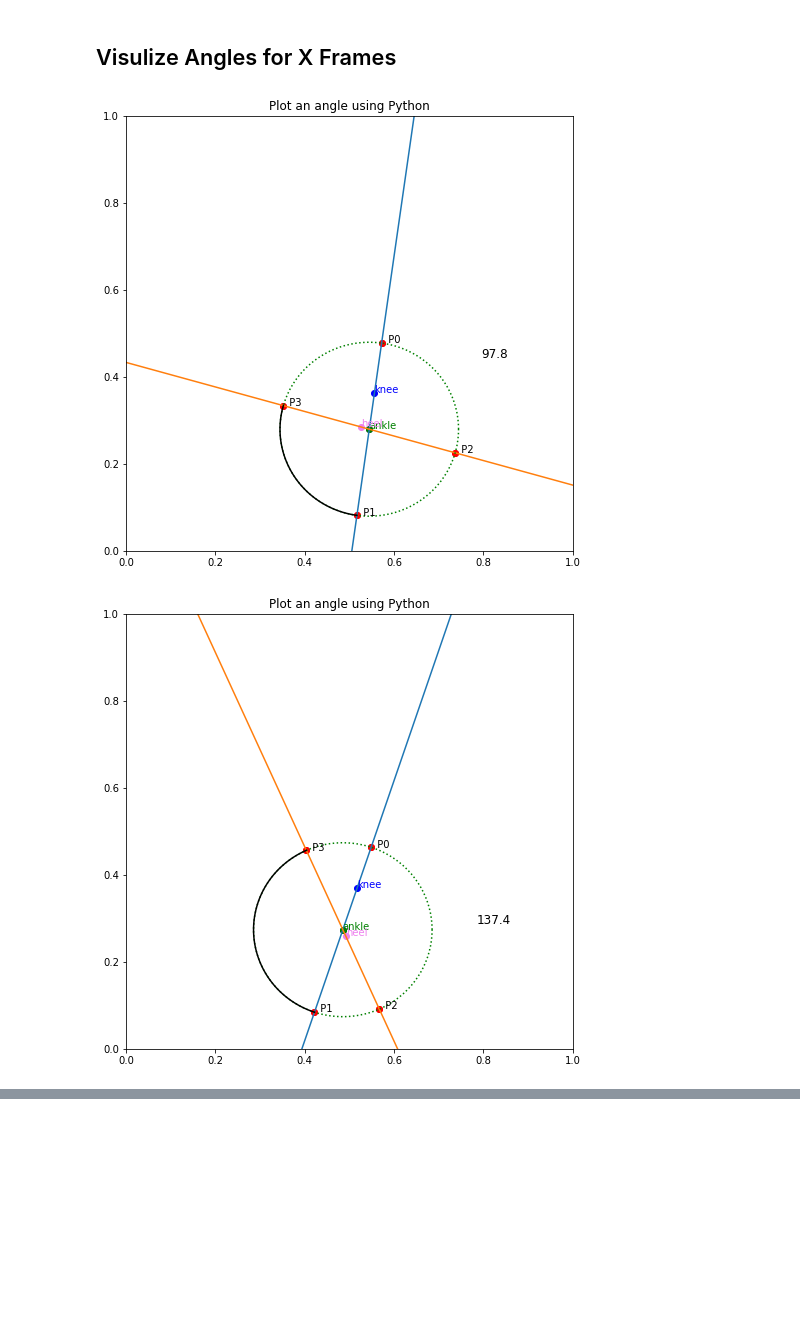
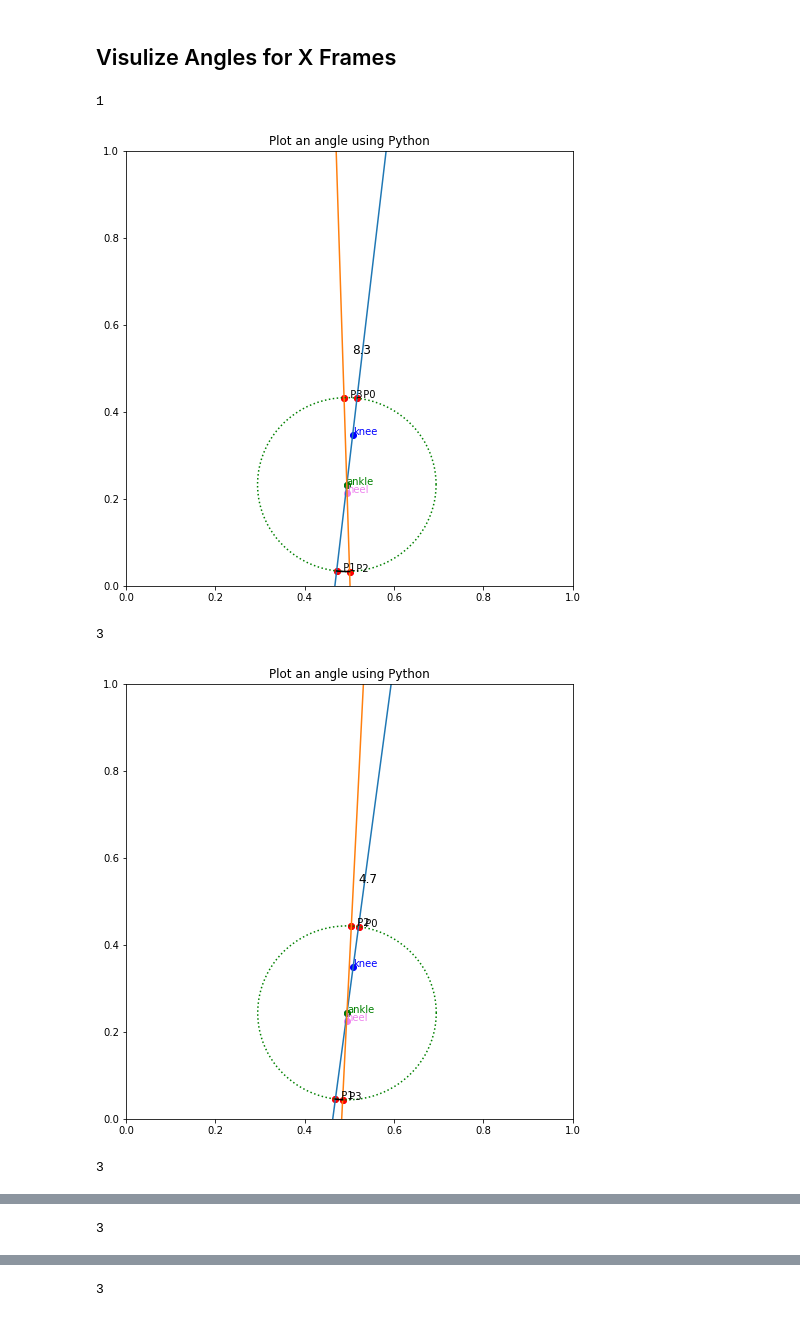
Before and after one commit to robring/running_pose_analytics, a Jupyter notebook: ankleCalc.ipynb, the cells around one changed output, grey strips where cells are left out. Saved outputs shown, nothing was run; the diff lists cells and outputs as text; code cells hidden in the pictures; blank space fills up the shorter version.

```diff
--- a/ankleCalc.ipynb
+++ b/ankleCalc.ipynb
@@ -70,5 +74,5 @@ print(f'{amountData} DataCells')
 # %%
-df = df_dict_all["Joggen_7"]
+df = df_dict_all["Joggen_8"]
 df.columns
 df = df * -1
 df = df + 1
@@ -338,8 +468,11 @@ Name: angle, Length: 1799, dtype: float64
 # %% [markdown]
 ## Visulize Angles for X Frames
 # %%
-for f in range(10):
+for f in range(20, 40):
     drawAngle(f)
 # %% [output]
+1
-[figure, old version]
+[figure, new version]
+3
-[figure, old version]
+[figure, new version]
+3
@@ -346,0 +480 @@ for f in range(10):
+3
@@ -347,0 +482 @@ for f in range(10):
+3
```
Also changed, not shown: parts of 12 cells of this notebook, 1 other file.
